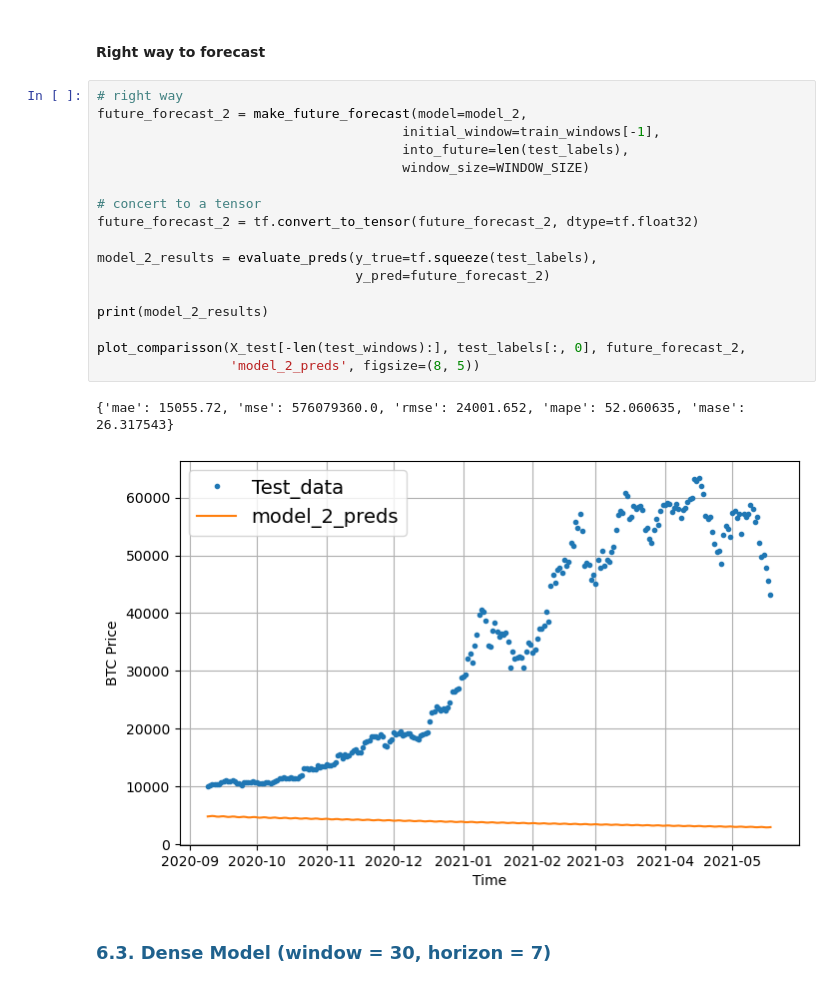
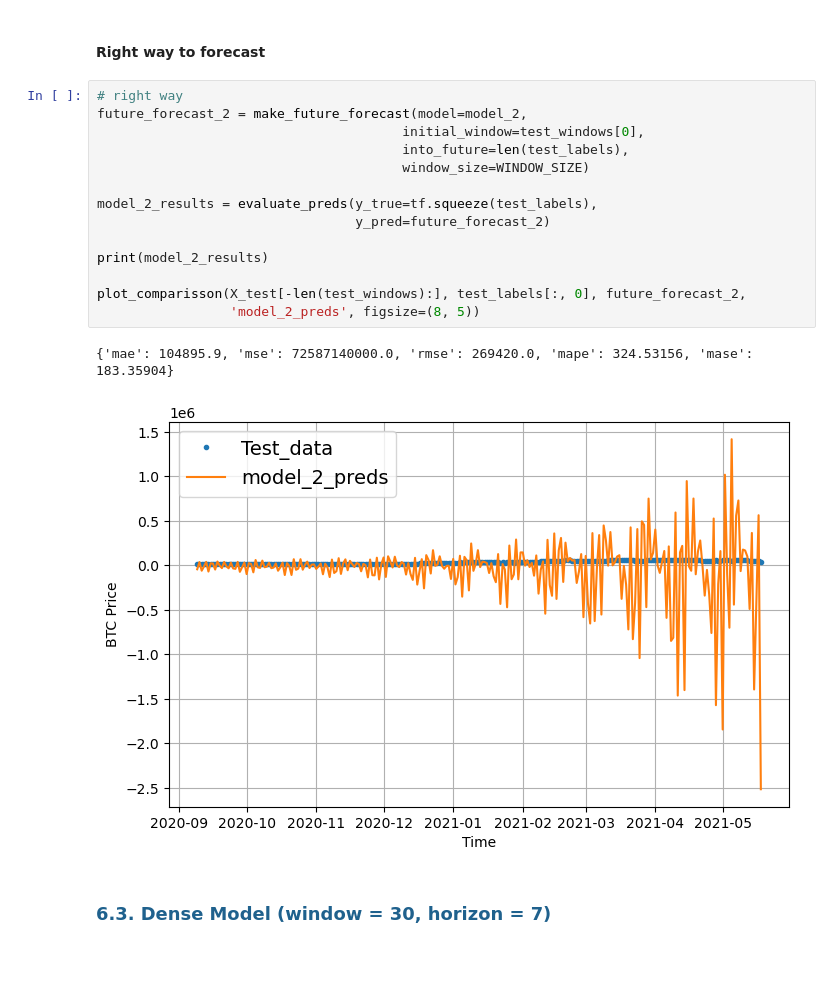
Before and after one commit to MNGARCIA085/Time-Series-with-Deep-Leaning, a Jupyter notebook: Univariate/Bitcoin Prediction/Bitcoin Prediction.ipynb, the cells around one changed output. Saved outputs shown, nothing was run; the diff lists cells and outputs as text; blank space fills up the shorter version.

```diff
--- a/Univariate/Bitcoin Prediction/Bitcoin Prediction.ipynb
+++ b/Univariate/Bitcoin Prediction/Bitcoin Prediction.ipynb
@@ -925,23 +918,20 @@ plot_comparisson(X_test[-len(test_windows):], test_labels[:, 0], model_2_preds,
 # %%
 # right way
 future_forecast_2 = make_future_forecast(model=model_2,
-                                       initial_window=train_windows[-1],
+                                       initial_window=test_windows[0],
                                        into_future=len(test_labels),
                                        window_size=WINDOW_SIZE)
-
-# concert to a tensor
-future_forecast_2 = tf.convert_to_tensor(future_forecast_2, dtype=tf.float32)
 
 model_2_results = evaluate_preds(y_true=tf.squeeze(test_labels),
                                  y_pred=future_forecast_2)
 
 print(model_2_results)
 
 plot_comparisson(X_test[-len(test_windows):], test_labels[:, 0], future_forecast_2,
                  'model_2_preds', figsize=(8, 5))
 # %% [output]
-{'mae': 15055.72, 'mse': 576079360.0, 'rmse': 24001.652, 'mape': 52.060635, 'mase': 26.317543}
+{'mae': 104895.9, 'mse': 72587140000.0, 'rmse': 269420.0, 'mape': 324.53156, 'mase': 183.35904}
-[figure, old version]
+[figure, new version]
 # %% [markdown]
 <a name="6.3"></a>
 ### <font color='#1f618d'> <b> 6.3. Dense Model (window = 30, horizon = 7) </font> </b>
```
Also changed, not shown: parts of 68 cells of this notebook, 26 other files.
